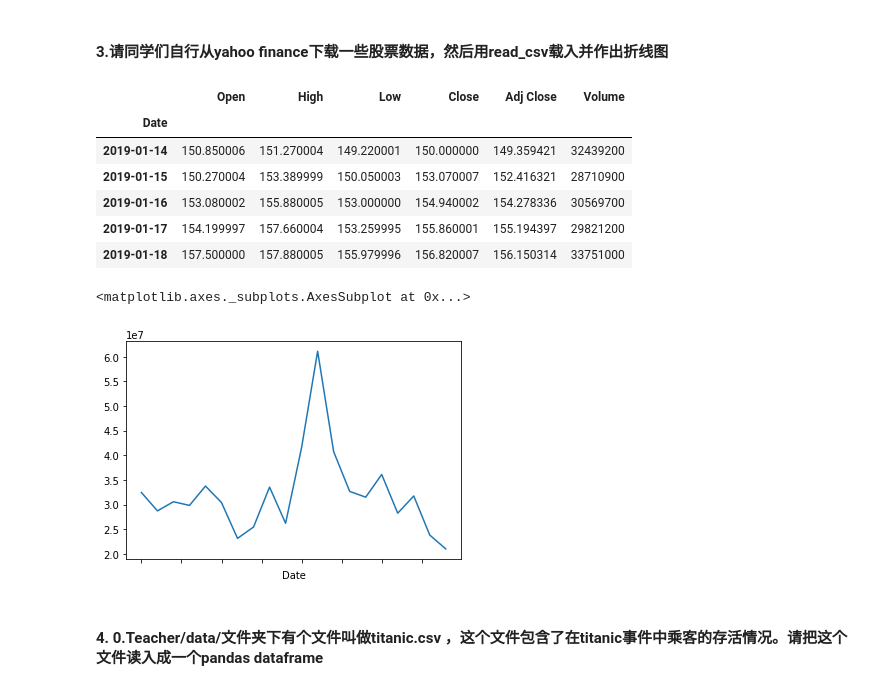
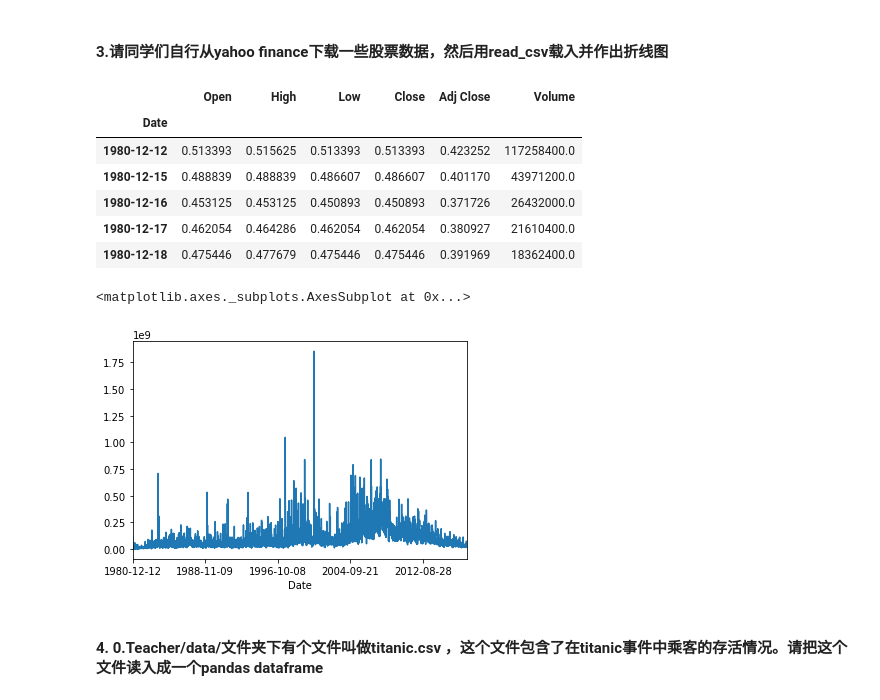
Before and after one commit to guo-sc/LearnAI, a Jupyter notebook: Course/Week02_Numpy&Pandas/Pandas-1-Exercise-Solution.ipynb, the cells around one changed output. Saved outputs shown, nothing was run; the diff lists cells and outputs as text; code cells hidden in the pictures.

```diff
--- a/Course/Week02_Numpy&Pandas/Pandas-1-Exercise-Solution.ipynb
+++ b/Course/Week02_Numpy&Pandas/Pandas-1-Exercise-Solution.ipynb
@@ -57,20 +74,20 @@ dtype: object
 # %% [markdown]
 #### 3.请同学们自行从yahoo finance下载一些股票数据，然后用read_csv载入并作出折线图
 # %%
-data = pd.read_csv("./AAPL.csv",sep=",",index_col="Date")
+data = pd.read_csv("../../Exercise/pandas/pandas2/data/AAPL.csv",sep=",",index_col="Date")
 data.head()
 %matplotlib inline
 data.Volume.plot()
 # %% [output]
 |  | Open | High | Low | Close | Adj Close | Volume |
 | Date |  |  |  |  |  |  |
-| 2019-01-14 | 150.850006 | 151.270004 | 149.220001 | 150.000000 | 149.359421 | 32439200 |
-| 2019-01-15 | 150.270004 | 153.389999 | 150.050003 | 153.070007 | 152.416321 | 28710900 |
-| 2019-01-16 | 153.080002 | 155.880005 | 153.000000 | 154.940002 | 154.278336 | 30569700 |
-| 2019-01-17 | 154.199997 | 157.660004 | 153.259995 | 155.860001 | 155.194397 | 29821200 |
-| 2019-01-18 | 157.500000 | 157.880005 | 155.979996 | 156.820007 | 156.150314 | 33751000 |
+| 1980-12-12 | 0.513393 | 0.515625 | 0.513393 | 0.513393 | 0.423252 | 117258400.0 |
+| 1980-12-15 | 0.488839 | 0.488839 | 0.486607 | 0.486607 | 0.401170 | 43971200.0 |
+| 1980-12-16 | 0.453125 | 0.453125 | 0.450893 | 0.450893 | 0.371726 | 26432000.0 |
+| 1980-12-17 | 0.462054 | 0.464286 | 0.462054 | 0.462054 | 0.380927 | 21610400.0 |
+| 1980-12-18 | 0.475446 | 0.477679 | 0.475446 | 0.475446 | 0.391969 | 18362400.0 |
 <matplotlib.axes._subplots.AxesSubplot at 0x...>
-[figure, old version]
+[figure, new version]
 # %% [markdown]
 #### 4. 0.Teacher/data/文件夹下有个文件叫做titanic.csv ，这个文件包含了在titanic事件中乘客的存活情况。请把这个文件读入成一个pandas dataframe
 # %%
```
Also changed, not shown: parts of 5 cells of this notebook, 30 other files.
